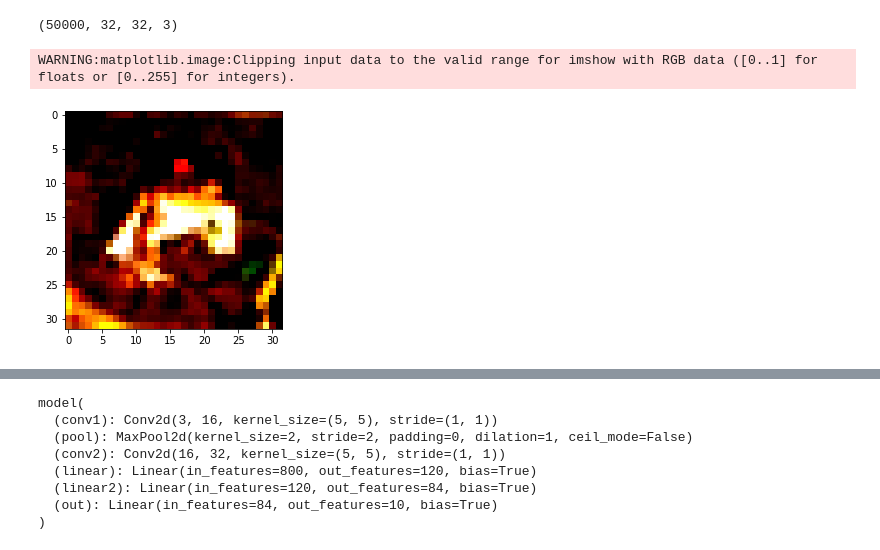
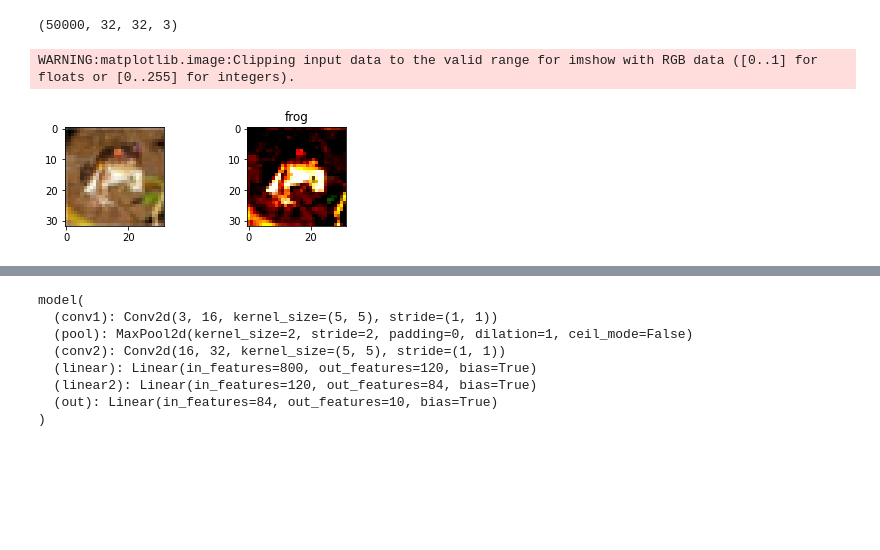
Before and after one commit to Chimamuelo/Simple-Cnn-Pytorch, a Jupyter notebook: simple_cnn.ipynb, the cells around one changed output, grey strips where cells are left out. Drawn from its saved outputs; the diff is of its cells as text; code cells hidden in the pictures; blank space fills up the shorter version.

```diff
--- a/simple_cnn.ipynb
+++ b/simple_cnn.ipynb
@@ -37,3 +37,7 @@ pix=np.array(pixel_sequence)
 print(pix.shape)
 # %% [output]
 (1024, 3)
+# %%
+classes=list(trainset_img.class_to_idx)
+position=list(trainset_img.class_to_idx.values()).index(trainset_img[0][1])
+print(classes[position])
@@ -47,7 +54,7 @@ plt.imshow(trainset_img[0][0])
 #Transform image data (pixel values from 0-255) -> TENSOR (with range from 0-1) and normalize
 transformation = transforms.Compose(
     [transforms.ToTensor(),
-     transforms.Normalize((mean),std)])
+     transforms.Normalize(mean,std)])
 # %%
 batch_size = 8
 
@@ -62,9 +69,6 @@ testset = torchvision.datasets.CIFAR10(root='./data', train=False,
                                        download=True,transform=transformation)
 testloader = torch.utils.data.DataLoader(testset, batch_size=batch_size,
                                          shuffle=False, num_workers=2)
-
-classes = ('plane', 'car', 'bird', 'cat',
-           'deer', 'dog', 'frog', 'horse', 'ship', 'truck')
 # %% [output]
 Files already downloaded and verified
 Files already downloaded and verified
@@ -82,11 +86,15 @@ img_np = np.array(trainset[0][0])
 img_normalized = img_np.transpose(1, 2, 0)
 # %%
 #Plot normalized image
+plt.subplot(221)
+plt.imshow(trainset_img[0][0])
+plt.subplot(222)
 plt.imshow(img_normalized,interpolation='nearest')
+plt.title(classes[position])
 plt.show()
 # %% [output]
 WARNING:matplotlib.image:Clipping input data to the valid range for imshow with RGB data ([0..1] for floats or [0..255] for integers).
-[figure, old version]
+[figure, new version]
 # %%
 ##Few samples of normalized images
 data_iter=iter(trainloader)
```
Also changed, not shown: parts of 10 cells of this notebook.
